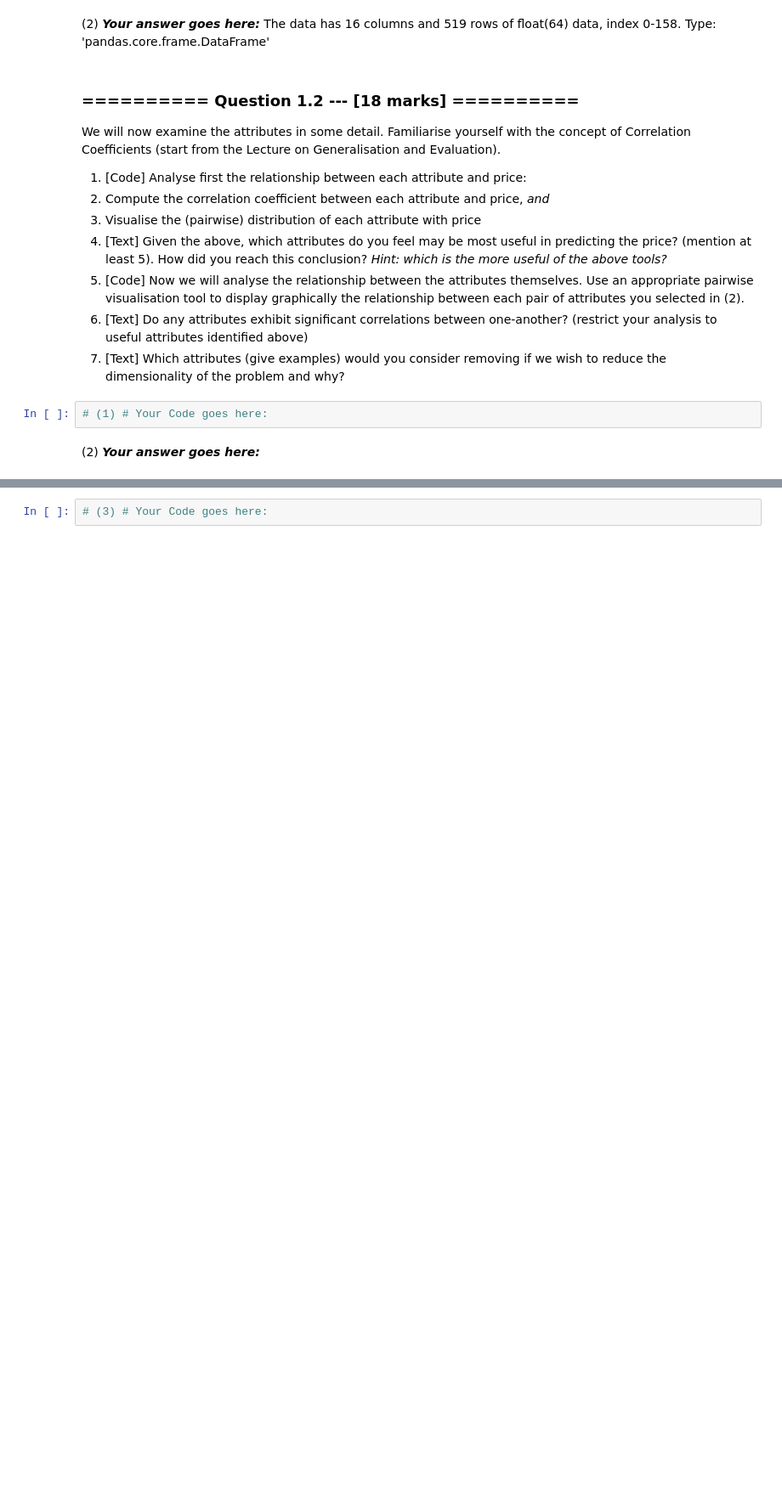
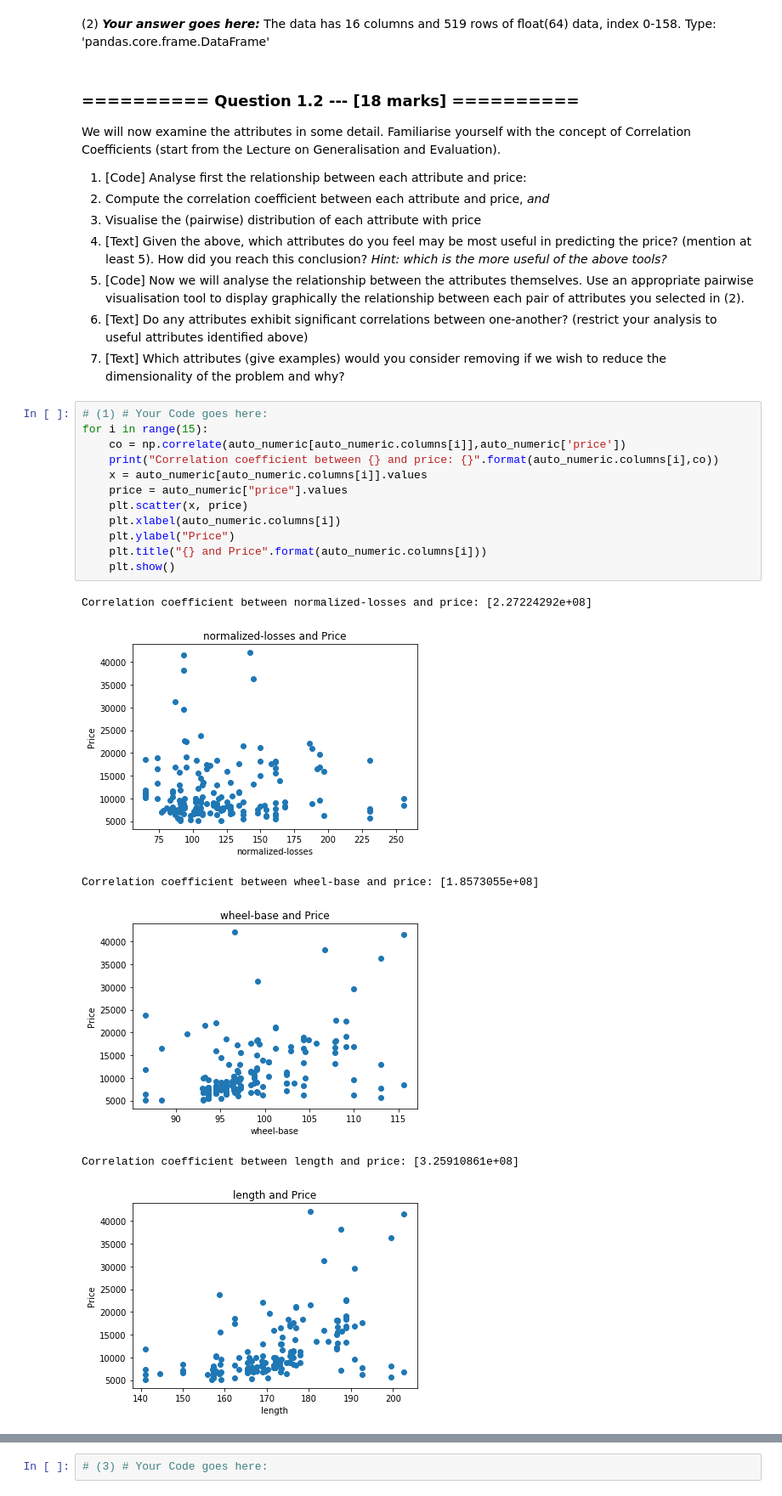
Before and after one commit to Battery233/IAML2018, a Jupyter notebook: Assignments/02_LinearRegression.ipynb, the cells around one changed output, grey strips where cells are left out. Shown at 85% size. Cells and saved outputs as stored; diff of their text form; blank space fills up the shorter version.

```diff
--- a/Assignments/02_LinearRegression.ipynb
+++ b/Assignments/02_LinearRegression.ipynb
@@ -143,7 +183,22 @@ We will now examine the attributes in some detail. Familiarise yourself with the
 1. [Code] Now we will analyse the relationship between the attributes themselves. Use an appropriate pairwise visualisation tool to display graphically the relationship between each pair of attributes you selected in (2).
 1. [Text] Do any attributes exhibit significant correlations between one-another? (restrict your analysis to useful attributes identified above)
 1. [Text] Which attributes (give examples) would you consider removing if we wish to reduce the dimensionality of the problem and why?
-# %%
-# (1) # Your Code goes here:
-# %% [markdown]
-(2) ***Your answer goes here:***
+# %%
+# (1) # Your Code goes here:
+for i in range(15):
+    co = np.correlate(auto_numeric[auto_numeric.columns[i]],auto_numeric['price'])
+    print("Correlation coefficient between {} and price: {}".format(auto_numeric.columns[i],co))
+    x = auto_numeric[auto_numeric.columns[i]].values
+    price = auto_numeric["price"].values
+    plt.scatter(x, price)
+    plt.xlabel(auto_numeric.columns[i])
+    plt.ylabel("Price")
+    plt.title("{} and Price".format(auto_numeric.columns[i]))
+    plt.show()
+# %% [output]
+Correlation coefficient between normalized-losses and price: [2.27224292e+08]
+[figure, added]
+Correlation coefficient between wheel-base and price: [1.8573055e+08]
+[figure, added]
+Correlation coefficient between length and price: [3.25910861e+08]
+[figure, added]
```
Also changed, not shown: parts of 8 cells of this notebook.
